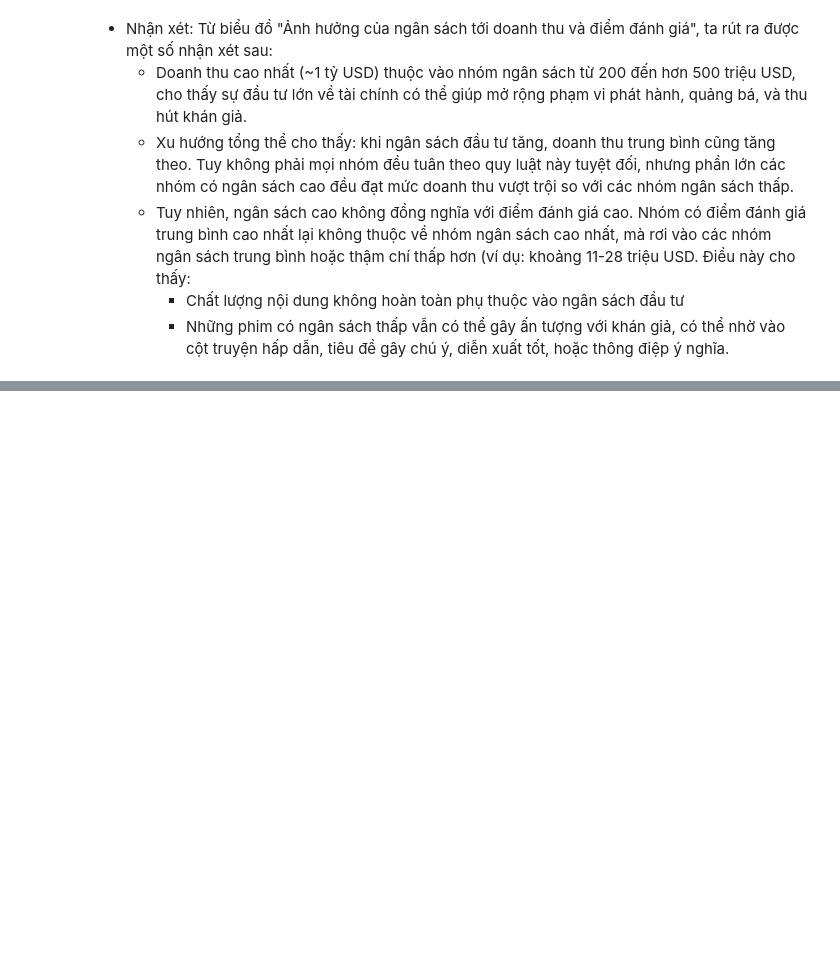
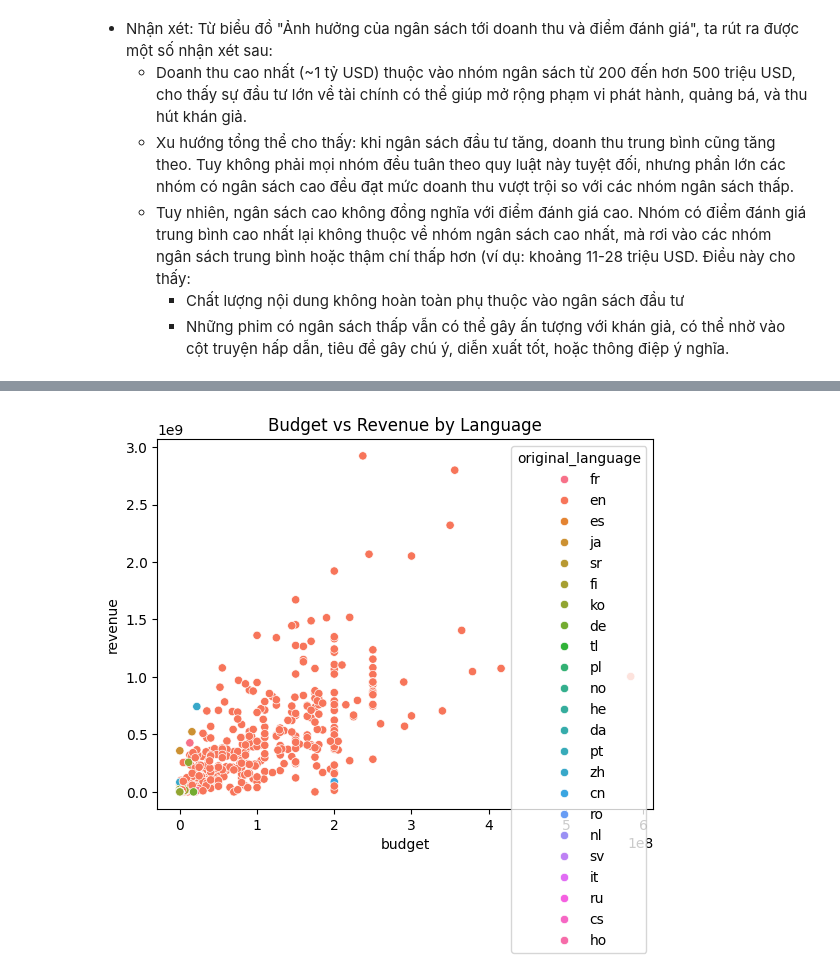
Before and after one commit to nhnghia214/Vietnam-Movies-Analysis-2009-2023, a Jupyter notebook: notebooks/exploratory_sample.ipynb, the cells around one changed output, grey strips where cells are left out. Drawn from its saved outputs; the diff is of its cells as text; code cells hidden in the pictures; blank space fills up the shorter version.

```diff
--- a/notebooks/exploratory_sample.ipynb
+++ b/notebooks/exploratory_sample.ipynb
@@ -304,0 +471,12 @@ plt.show()
+# %%
+# 2.2.1 Vẽ biểu đồ phân tán (scatter plots) để so sánh từng cặp biến với revenue và vote_average.
+from visualization import group_and_plot
+
+# a. Với revenue (Y-axis)
+# budget vs revenue
+group_and_plot(df, group_col="original_language",
+               value_cols=["budget", "revenue"],
+               kind="scatter",
+               title="Budget vs Revenue by Language")
+# %% [output]
+[figure, added]
```
Also changed, not shown: parts of 25 cells of this notebook, 3 other files.
